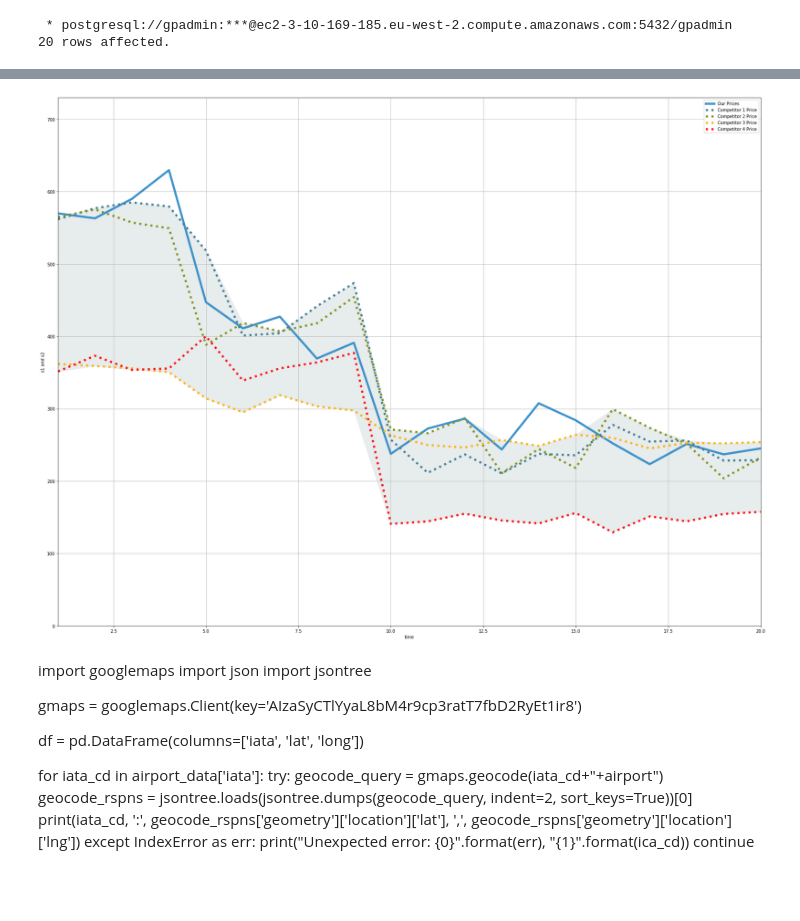
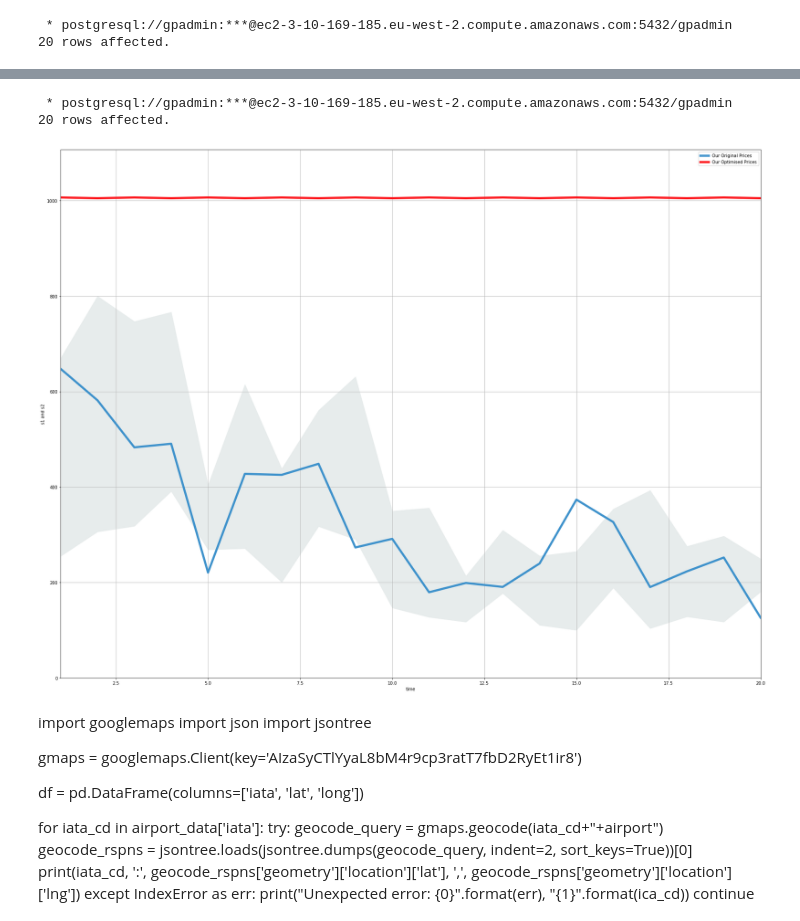
Before and after one commit to cantzakas/ds_airline_optimisation_ws, a Jupyter notebook: AirlineOptimization/03_Pricing_Optimization/03_graphs_and_charts.ipynb, the cells around one changed output, grey strips where cells are left out. Drawn from its saved outputs; the diff is of its cells as text; code cells hidden in the pictures; blank space fills up the shorter version.

```diff
--- a/AirlineOptimization/03_Pricing_Optimization/03_graphs_and_charts.ipynb
+++ b/AirlineOptimization/03_Pricing_Optimization/03_graphs_and_charts.ipynb
@@ -290,40 +316,70 @@ plt.show()
+# %%
+opt_prices = %sql SELECT route_origin AS origin \
+    , route_destination AS destination \
+    , class \
+    , days_to_flight \
+    , flight_date \
+    , AVG(optimal_price) AS avg_opt_price \
+FROM ( \
+    SELECT routeid \
+        , route_origin \
+        , route_destination \
+        , "class" \
+        , flight_date \
+        , UNNEST(ARRAY[1, 2, 3, 4, 5, 6, 7, 8, 9, 10, 11, 12, 13, 14, 15, 16, 17, 18, 19, 20]) AS days_to_flight \
+        , UNNEST(optimal_prices) AS optimal_price \
+    FROM pricing.optimal_prices op \
+    WHERE route_origin = 'MIA' \
+    AND route_destination = 'JFK' \
+    AND class = 'Economy' \
+    AND routeid = 521 \
+    AND flight_date = '2020-01-26') A \
+GROUP BY 1, 2, 3, 4, 5 \
+ORDER BY 1, 2, 3, 4, 5;
+# %% [output]
+ * postgresql://gpadmin:***@ec2-3-10-169-185.eu-west-2.compute.amazonaws.com:5432/gpadmin
+20 rows affected.
+# %%
+df_opt = pd.DataFrame(opt_prices, columns=['origin', 'destination', 'class', 'days_to_flight', 'flight_date', 'avg_opt_price'])
+final_prices=df_opt['avg_opt_price'].values.tolist()
 # %%
-fig2, axs = plt.subplots(1, 1, figsize=(24,18))
+fig3, axs2 = plt.subplots(1, 1, figsize=(24,18))
 
-axs.plot(days_to_flight, own_prices, color=celestial_blue, label='Our Prices', linewidth=5)
-axs.plot(days_to_flight, comp1_prices, ':', color=queen_blue, label='Competitor 1 Price', linewidth=5)
-axs.plot(days_to_flight, comp2_prices, ':', color=olive_grab, label='Competitor 2 Price', linewidth=5)
-axs.plot(days_to_flight, comp3_prices, ':', color=dark_tangerine, label='Competitor 3 Price', linewidth=5)
-axs.plot(days_to_flight, comp4_prices, ':', color=vivid_red, label='Competitor 4 Price', linewidth=5)
-axs.plot(days_to_flight, min_prices, 'w', zorder=-1)
-axs.plot(days_to_flight, max_prices, 'w', zorder=-1)
-axs.fill_between(days_to_flight, min_prices, max_prices, color='#E7ECEC')
+axs2.plot(days_to_flight, own_prices, color=celestial_blue, label='Our Original Prices', linewidth=5)
+axs2.plot(days_to_flight, final_prices, color=vivid_red, label='Our Optimised Prices', linewidth=5)
+#axs.plot(days_to_flight, comp1_prices, ':', color=queen_blue, label='Competitor 1 Price', linewidth=5)
+#axs.plot(days_to_flight, comp2_prices, ':', color=olive_grab, label='Competitor 2 Price', linewidth=5)
+#axs.plot(days_to_flight, comp3_prices, ':', color=dark_tangerine, label='Competitor 3 Price', linewidth=5)
+#axs.plot(days_to_flight, comp4_prices, ':', color=vivid_red, label='Competitor 4 Price', linewidth=5)
+axs2.plot(days_to_flight, min_prices, 'w', zorder=-1)
+axs2.plot(days_to_flight, max_prices, 'w', zorder=-1)
+axs2.fill_between(days_to_flight, min_prices, max_prices, color='#E7ECEC')
 
-axs.set_xlim(min(days_to_flight), max(days_to_flight))
-axs.set_xlabel('time')
-axs.set_ylim(0, max(own_prices)+100)
-axs.set_ylabel('s1 and s2')
-axs.grid(True)
-axs.legend()
+axs2.set_xlim(min(days_to_flight), max(days_to_flight))
+axs2.set_xlabel('time')
+axs2.set_ylim(0, max(final_prices)+100)
+axs2.set_ylabel('s1 and s2')
+axs2.grid(True)
+axs2.legend()
 
 #def autolabel(rects):
 #    """Attach a text label above each bar in *rects*, displaying its height."""
 #    for rect in rects:
 #        height = rect.get_height()
 #        ax.annotate('{}'.format(height),
 #                    xy=(rect.get_x() + rect.get_width() / 2, height),
 #                    xytext=(0, 3),  # 3 points vertical offset
 #                    textcoords="offset points",
 #                    ha='center', va='bottom')
 
 
 #autolabel(rects1)
 #autolabel(rects2)
 
-fig2.tight_layout()
+fig3.tight_layout()
 plt.show()
 # %% [output]
-[figure, old version]
+[figure, new version]
 # %% [markdown]
 import googlemaps
 import json
```
Also changed, not shown: parts of 4 cells of this notebook, 1 other file.
